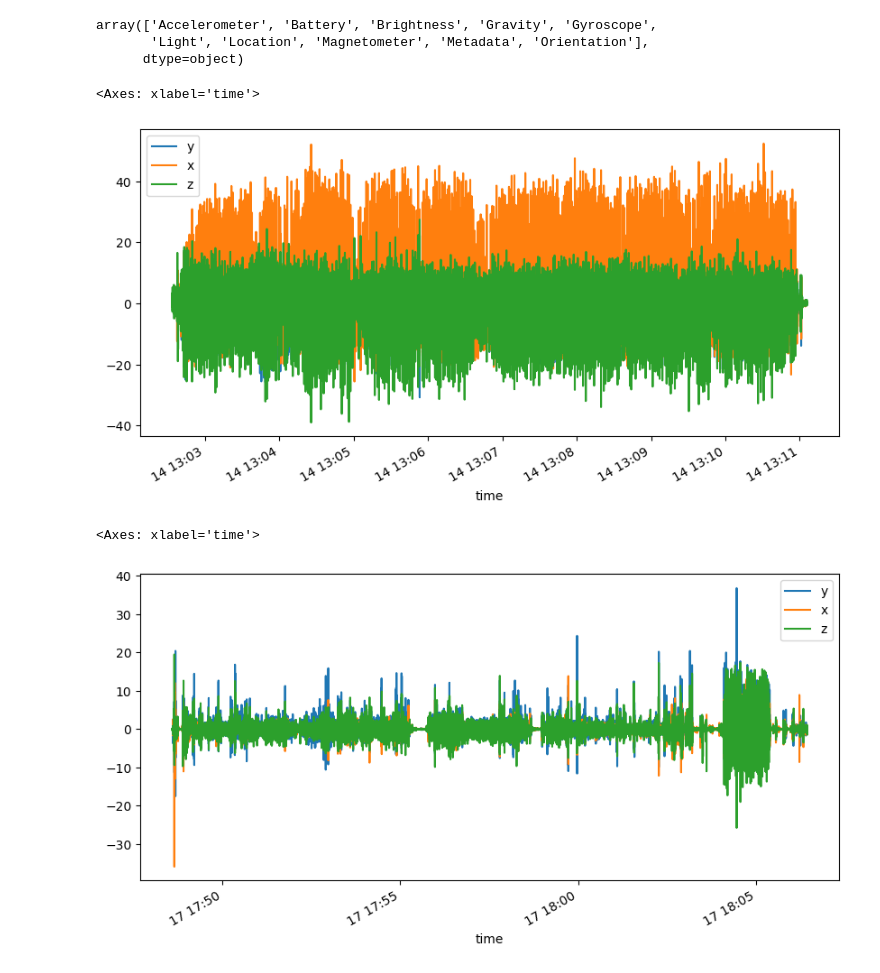
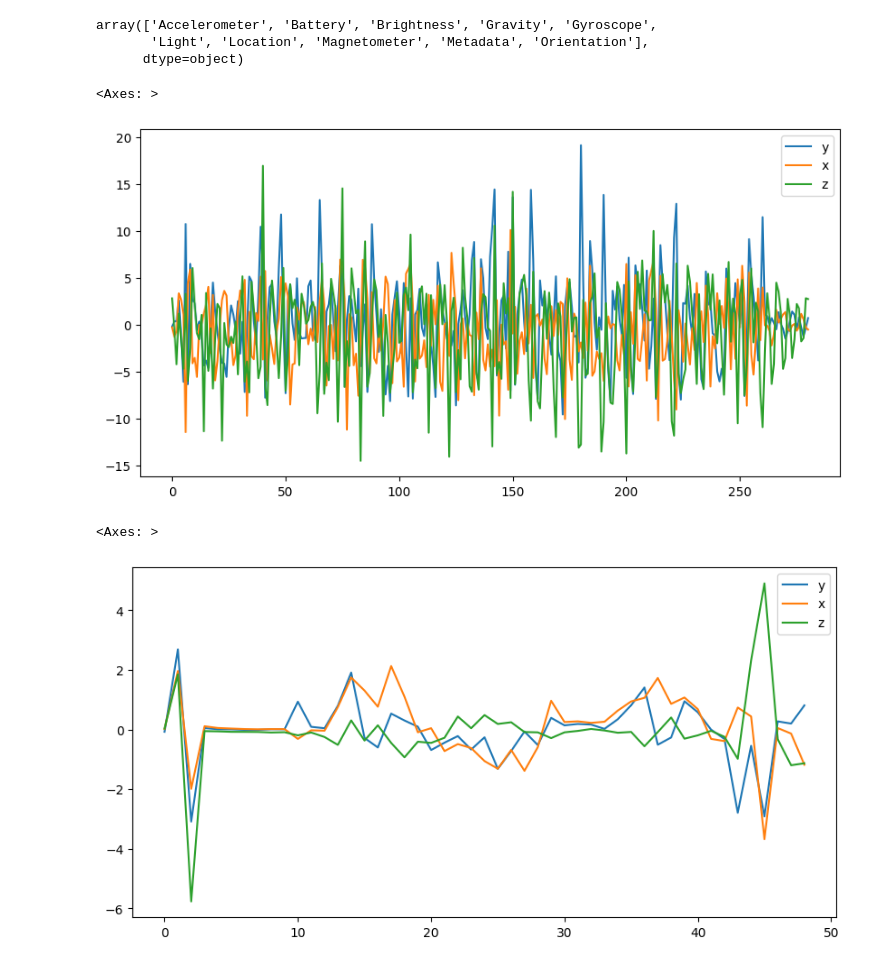
Before and after one commit to hinundher/ML4B-, a Jupyter notebook: ML4B.ipynb, the cells around one changed output. Cells and saved outputs as stored; diff of their text form; code cells hidden in the pictures.

```diff
--- a/ML4B.ipynb
+++ b/ML4B.ipynb
@@ -1,8 +1,8 @@
 # %%
 import pandas as pd
 # %%
-df_walk_1 = pd.read_json("Gehen.14.05-2023-05-14_13-02-33.json")
-df_bike_1 = pd.read_json("fahrrad_17.05-1-2023-05-17_17-48-35.json")
+df_walk_1 = pd.read_json("gehen-2023-05-26_07-39-48.json")
+df_Auto_1 = pd.read_json("autofahren-2023-05-26_07-48-45.json")
 df_bus_1 = pd.read_json("Bus_24.05-1-2023-05-24_10-49-43.json")
 # %%
 df_walk_1.head()
@@ -65,14 +64,14 @@ df_types
 
 # convert 'time' into date format
 df_walk_1['time'] = pd.to_datetime(df_walk_1['time'])
-df_bike_1['time'] = pd.to_datetime(df_bike_1['time'])
+df_Auto_1['time'] = pd.to_datetime(df_Auto_1['time'])
 df_bus_1['time'] = pd.to_datetime(df_bus_1['time'])
 
 display(df_walk_1.head(2), df_bike_1.head(2))
 
 df_walk_1 = df_walk_1.set_index('time')
-df_bike_1 = df_bike_1.set_index('time')
+df_Auto_1 = df_Auto_1.set_index('time')
 df_bus_1 = df_bus_1.set_index('time')
 
-display(df_walk_1.head(2), df_bike_1.head(2))
+display(df_walk_1.head(2), df_Auto_1.head(2))
 # %% [output]
@@ -110,25 +92,25 @@ array(['Accelerometer', 'Battery', 'Brightness', 'Gravity', 'Gyroscope',
 ### select and plot accelerometer data from
 
 df_walk_1_acc = df_walk_1[df_walk_1['sensor'] == 'Accelerometer']
-df_bike_1_acc = df_bike_1[df_bike_1['sensor'] == 'Accelerometer']
+df_Auto_1_acc = df_Auto_1[df_Auto_1['sensor'] == 'Accelerometer']
 df_bus_1_acc = df_bus_1[df_bus_1['sensor'] == 'Accelerometer']
 
 
 # select only relevant columns
 
 df_walk_1_acc = df_walk_1_acc[['y', 'x', 'z']]
-df_bike_1_acc = df_bike_1_acc[['y', 'x', 'z']]
+df_Auto_1_acc = df_Auto_1_acc[['y', 'x', 'z']]
 df_bus_1_acc = df_bus_1_acc[['y', 'x', 'z']]
 # %%
 df_walk_1_acc.plot(figsize=(10,5))
 # %% [output]
-<Axes: xlabel='time'>
+<Axes: >
-[figure, old version]
+[figure, new version]
 # %%
-df_bike_1_acc.plot(figsize=(10,5))
+df_Auto_1_acc.plot(figsize=(10,5))
 # %% [output]
-<Axes: xlabel='time'>
+<Axes: >
-[figure, old version]
+[figure, new version]
 # %%
 df_bus_1_acc.plot(figsize=(10,5))
 # %% [output]
```
Also changed, not shown: parts of 8 cells of this notebook, 1 other file.
